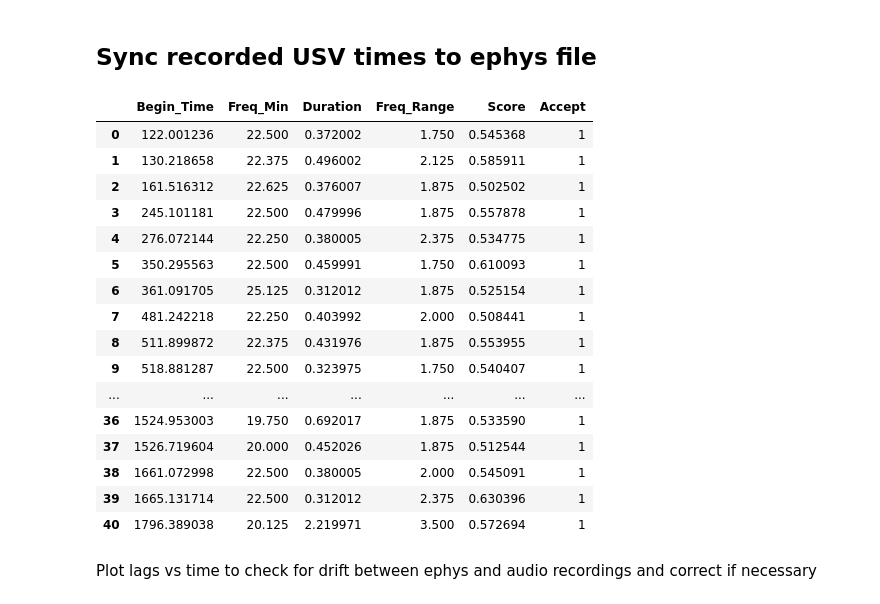
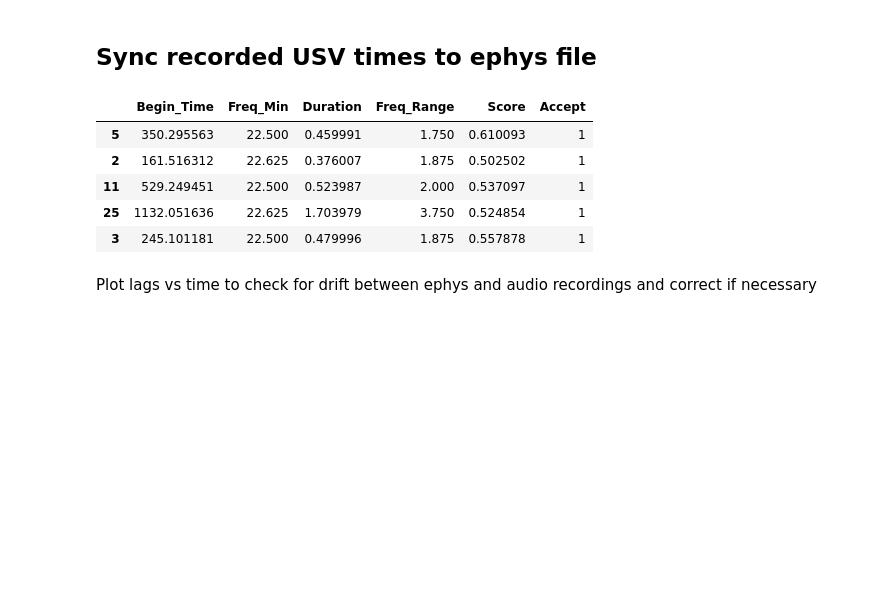
Before and after one commit to nkinsky/TraceFC, a Jupyter notebook: Notebooks/Sync_USV_and_Ephys.ipynb, the cells around one changed output. Saved outputs shown, nothing was run; the diff lists cells and outputs as text; code cells hidden in the pictures; blank space fills up the shorter version.

```diff
--- a/Notebooks/Sync_USV_and_Ephys.ipynb
+++ b/Notebooks/Sync_USV_and_Ephys.ipynb
@@ -371,29 +371,18 @@ NameError: name 'no_tone_wav' is not defined
 # %%
 # Read in USV times from tone recall session
 from neuropy.io.usvio import DeepSqueakIO
 usv_detect_file = sorted(Path(csp_wav).parent.glob(f"**/{Path(csp_wav).name[:-4]}*_cell.mat"))[0]
 
 ds_calls = DeepSqueakIO(filename=usv_detect_file)
 ds_calls.load_calls()
-ds_calls.usv_df
+ds_calls.usv_df.sample(5)
 # %% [output]
 |  | Begin_Time | Freq_Min | Duration | Freq_Range | Score | Accept |
-| 0 | 122.001236 | 22.500 | 0.372002 | 1.750 | 0.545368 | 1 |
-| 1 | 130.218658 | 22.375 | 0.496002 | 2.125 | 0.585911 | 1 |
+| 5 | 350.295563 | 22.500 | 0.459991 | 1.750 | 0.610093 | 1 |
 | 2 | 161.516312 | 22.625 | 0.376007 | 1.875 | 0.502502 | 1 |
+| 11 | 529.249451 | 22.500 | 0.523987 | 2.000 | 0.537097 | 1 |
+| 25 | 1132.051636 | 22.625 | 1.703979 | 3.750 | 0.524854 | 1 |
 | 3 | 245.101181 | 22.500 | 0.479996 | 1.875 | 0.557878 | 1 |
-| 4 | 276.072144 | 22.250 | 0.380005 | 2.375 | 0.534775 | 1 |
-| 5 | 350.295563 | 22.500 | 0.459991 | 1.750 | 0.610093 | 1 |
-| 6 | 361.091705 | 25.125 | 0.312012 | 1.875 | 0.525154 | 1 |
-| 7 | 481.242218 | 22.250 | 0.403992 | 2.000 | 0.508441 | 1 |
-| 8 | 511.899872 | 22.375 | 0.431976 | 1.875 | 0.553955 | 1 |
-| 9 | 518.881287 | 22.500 | 0.323975 | 1.750 | 0.540407 | 1 |
-| ... | ... | ... | ... | ... | ... | ... |
-| 36 | 1524.953003 | 19.750 | 0.692017 | 1.875 | 0.533590 | 1 |
-| 37 | 1526.719604 | 20.000 | 0.452026 | 1.875 | 0.512544 | 1 |
-| 38 | 1661.072998 | 22.500 | 0.380005 | 2.000 | 0.545091 | 1 |
-| 39 | 1665.131714 | 22.500 | 0.312012 | 2.375 | 0.630396 | 1 |
-| 40 | 1796.389038 | 20.125 | 2.219971 | 3.500 | 0.572694 | 1 |
 # %% [markdown]
 Plot lags vs time to check for drift between ephys and audio recordings and correct if necessary
 # %%
```
Also changed, not shown: parts of 20 cells of this notebook.
